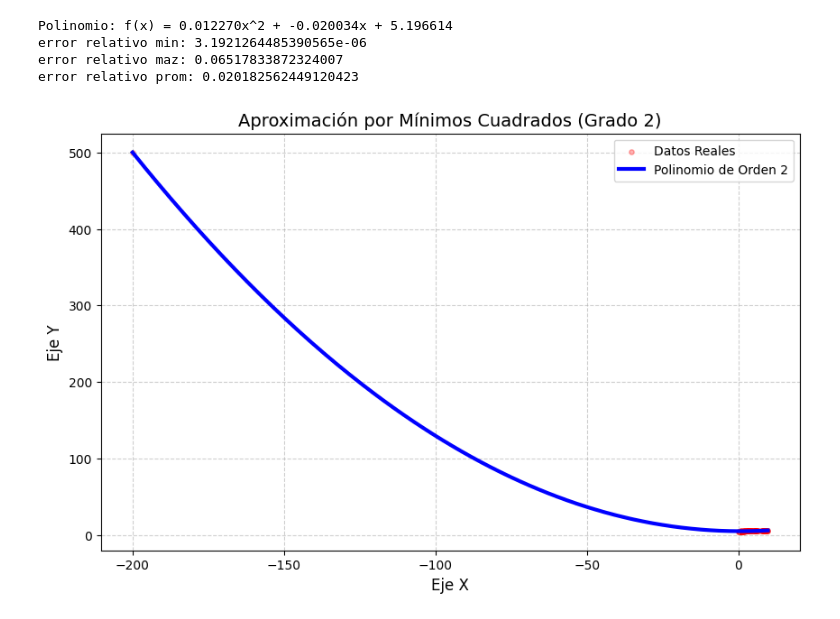
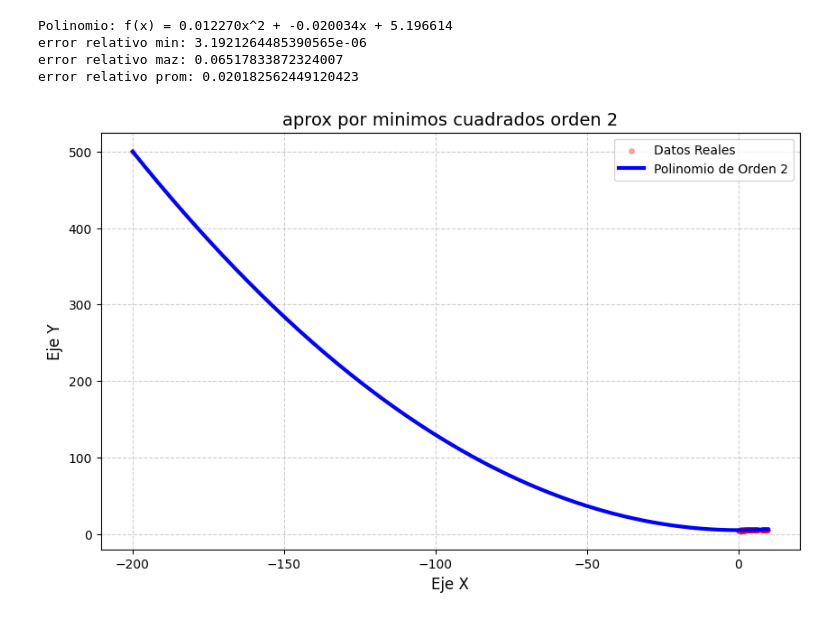
Before and after one commit to Aizel-shadow/ExFinal_MN, a Jupyter notebook: p5_interpolacion.ipynb, the cells around one changed output. Cells and saved outputs as stored; diff of their text form; code cells hidden in the pictures.

```diff
--- a/p5_interpolacion.ipynb
+++ b/p5_interpolacion.ipynb
@@ -175,24 +175,24 @@ error relativo prom: 0.020182562449120423
 # %%
 import matplotlib.pyplot as plt
 import numpy as np
 
 
 plt.figure(figsize=(10, 6))
 
 plt.scatter(xs, ys, color='red', alpha=0.3, s=15, label="Datos Reales")
 
 x_curva = np.linspace(min(xs), max(xs), 200)
 y_curva = [interpolacion(xi) for xi in x_curva]
 
-# curva de aproximación (Orden 2)
+# curva de aproximación orden 2
 plt.plot(x_curva, y_curva, color='blue', linewidth=3, label="Polinomio de Orden 2")
 
-plt.title("Aproximación por Mínimos Cuadrados (Grado 2)", fontsize=14)
+plt.title("aprox por minimos cuadrados orden 2", fontsize=14)
 plt.xlabel("Eje X", fontsize=12)
 plt.ylabel("Eje Y", fontsize=12)
 plt.legend()
 plt.grid(True, linestyle='--', alpha=0.6)
 
 plt.show()
 # %% [output]
-[figure, old version]
+[figure, new version]
```
Also changed, not shown: 1 other file.
